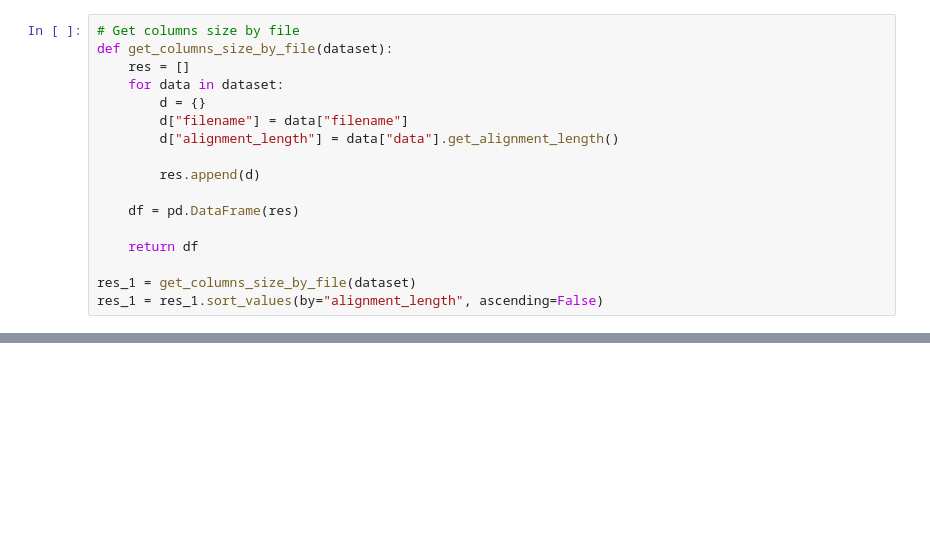
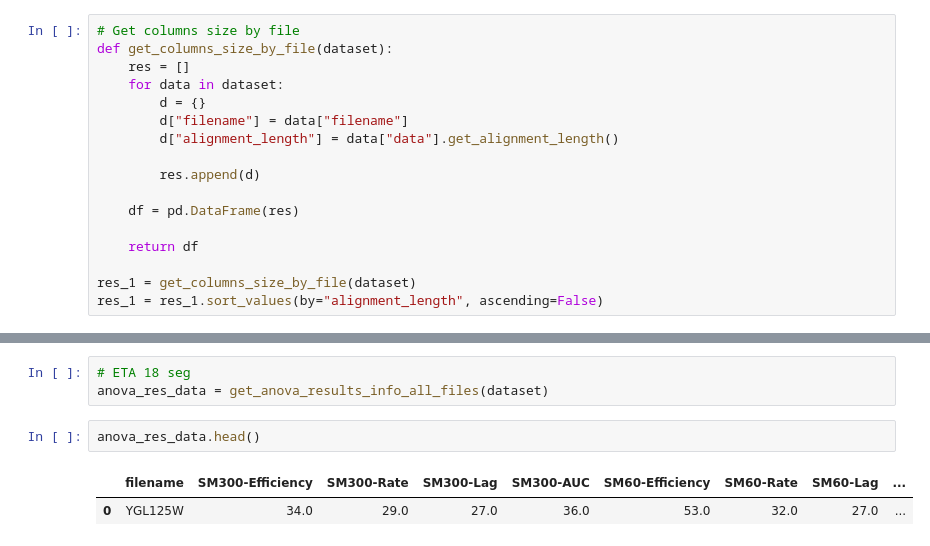
Before and after one commit to Khaldrem/sc_regmod, a Jupyter notebook: notebooks/preprocessing/visualization.ipynb, the cells around one changed output, grey strips where cells are left out. Saved outputs shown, nothing was run; the diff lists cells and outputs as text; blank space fills up the shorter version.

```diff
--- a/notebooks/preprocessing/visualization.ipynb
+++ b/notebooks/preprocessing/visualization.ipynb
@@ -61,0 +215,8 @@ fig.show()
+# %%
+# ETA 18 seg
+anova_res_data = get_anova_results_info_all_files(dataset)
+# %%
+anova_res_data.head()
+# %% [output]
+|  | filename | SM300-Efficiency | SM300-Rate | SM300-Lag | SM300-AUC | SM60-Efficiency | SM60-Rate | SM60-Lag | ... |
+| 0 | YGL125W | 34.0 | 29.0 | 27.0 | 36.0 | 53.0 | 32.0 | 27.0 | ... |
```
Also changed, not shown: parts of 9 cells of this notebook, 3 other files.
